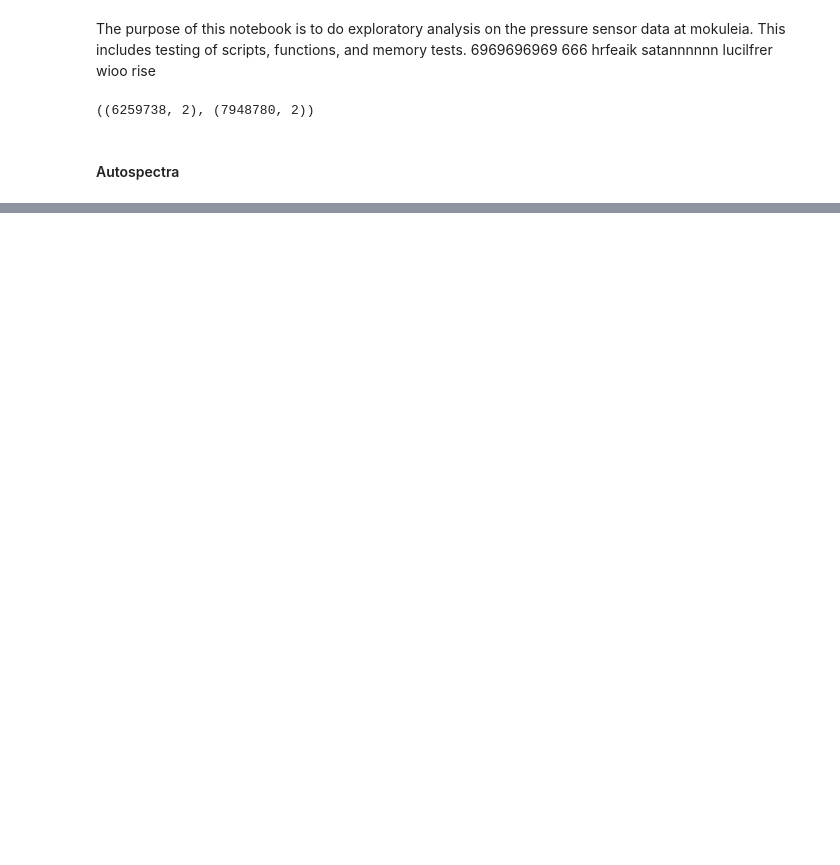
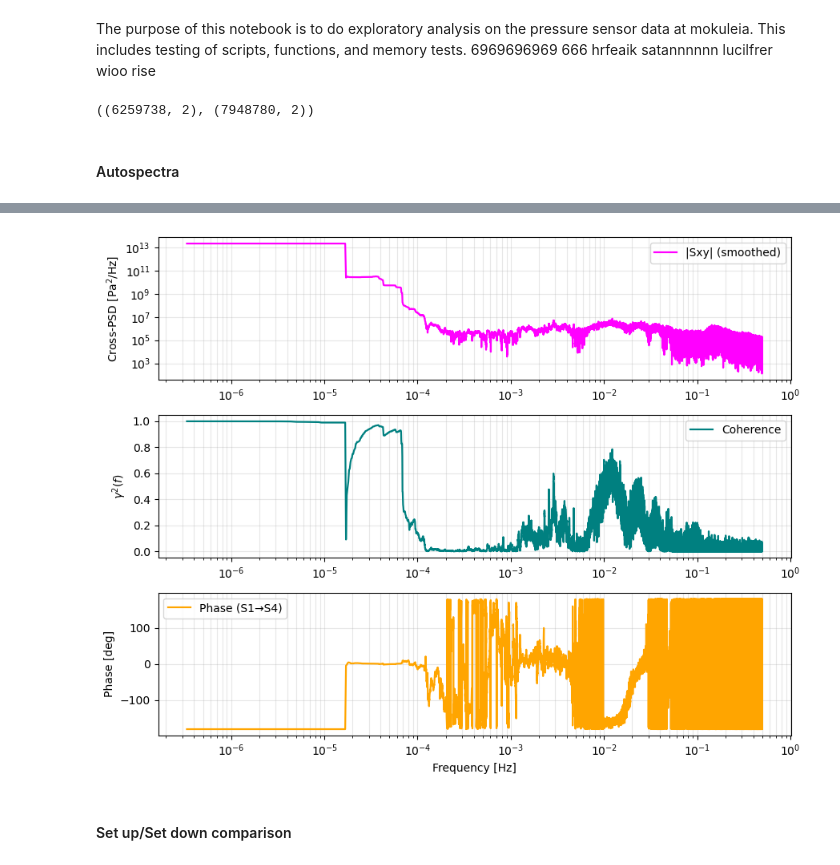
Before and after one commit to isidora-rojas/OceanWaveAnalysis, a Jupyter notebook: mokuleia/SpectralAnalysis.ipynb, the cells around one changed output, grey strips where cells are left out. Saved outputs shown, nothing was run; the diff lists cells and outputs as text; code cells hidden in the pictures; blank space fills up the shorter version.

```diff
--- a/mokuleia/SpectralAnalysis.ipynb
+++ b/mokuleia/SpectralAnalysis.ipynb
@@ -35,0 +129,56 @@ S4.shape, S1.shape
+# %%
+## -------------- Cross Spectra Analysis ---------------- ##
+# --- align series ---
+idx = S1.index.intersection(S4.index)
+x = S1.loc[idx].pressure.values.astype(float)
+y = S4.loc[idx].pressure.values.astype(float)
+
+N = len(idx); fs = 1.0
+f = np.fft.rfftfreq(N, d=1/fs)
+
+# --- FFTs ---
+X = np.fft.rfft(x)
+Y = np.fft.rfft(y)
+
+# --- auto & cross spectra (periodogram-style) ---
+Sxx = (np.abs(X)**2) / N
+Syy = (np.abs(Y)**2) / N
+Sxy = (np.conj(X) * Y) / N   # cross-spectrum (complex)
+
+# window smoothing
+bin_avg = 101  # adjust
+k = np.ones(bin_avg)/bin_avg
+Sxx_s = np.convolve(Sxx, k, mode='same')
+Syy_s = np.convolve(Syy, k, mode='same')
+Sxy_s = np.convolve(Sxy.real, k, mode='same') + 1j*np.convolve(Sxy.imag, k, mode='same')
+
+# --- coherence & phase ---
+coh = np.abs(Sxy_s)**2 / (Sxx_s * Syy_s)
+phase_deg = np.degrees(np.angle(Sxy_s))      # S1 leads S4 if phase < 0 with this definition
+
+# --- plots ---
+m = f > 0  # drop f=0 for logs
+plt.figure(figsize=(9,7))
+
+# cross-spectrum magnitude
+plt.subplot(3,1,1)
+plt.loglog(f[m], np.abs(Sxy_s[m]), lw=1.6, label='|Sxy| (smoothed)', color='magenta')
+plt.ylabel('Cross-PSD [Pa$^2$/Hz]')
+plt.grid(True, which='both', alpha=0.3); plt.legend()
+
+# coherence
+plt.subplot(3,1,2)
+plt.semilogx(f[m], np.clip(coh[m], 0, 1), lw=1.6, label='Coherence', color = "teal")
+plt.ylabel(r'$\gamma^2(f)$'); plt.grid(True, which='both', alpha=0.3); plt.legend()
+
+# phase
+plt.subplot(3,1,3)
+plt.semilogx(f[m], phase_deg[m], lw=1.6, label='Phase (S1→S4)', color='orange')
+plt.xlabel('Frequency [Hz]'); plt.ylabel('Phase [deg]')
+plt.grid(True, which='both', alpha=0.3); plt.legend()
+
+plt.tight_layout(); plt.show()
+# %% [output]
+[figure, added]
+# %% [markdown]
+#### Set up/Set down comparison
```
Also changed, not shown: parts of 6 cells of this notebook, 5 other files.
